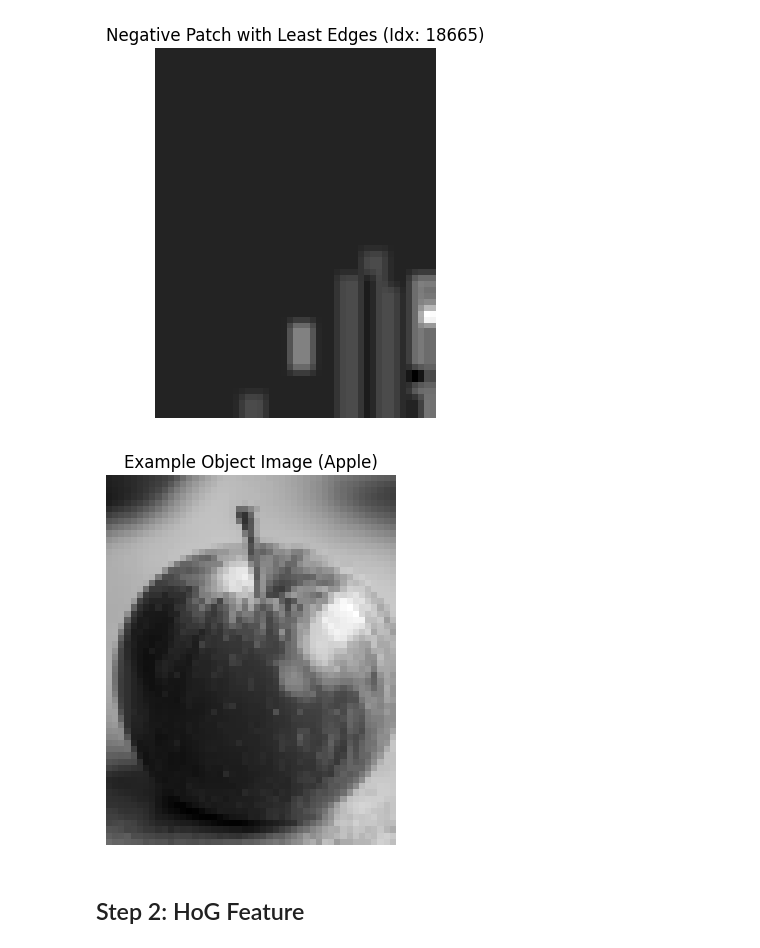
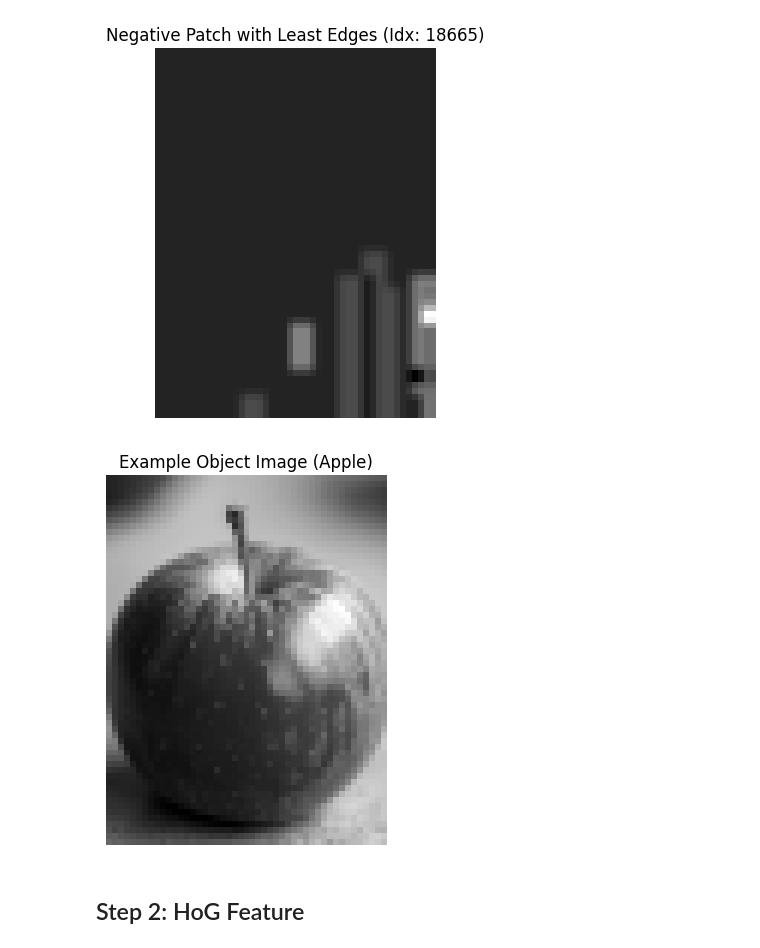
Before and after one commit to SailorJens/CV_Uni_Module, a Jupyter notebook: 5_11_FaceDetection_JensSegler.ipynb, the cells around one changed output. Cells and saved outputs as stored; diff of their text form; code cells hidden in the pictures.

```diff
--- a/5_11_FaceDetection_JensSegler.ipynb
+++ b/5_11_FaceDetection_JensSegler.ipynb
@@ -81,16 +81,16 @@ plt.show()
 # %%
 # It would also be nice to have an image of something that is not a face, but is an object.
 # I will reuse the apple image from the previous exercise.
 image_example_object = cv2.imread('apple.jpg', cv2.IMREAD_GRAYSCALE)
 # Resize to patch size
-image_example_object = cv2.resize(image_example_object, (60, 60), interpolation=cv2.INTER_AREA)
-image_example_object = image_example_object[:, 6:53]  # 60-47=13 → 6 left, 7 right
+image_example_object = cv2.resize(image_example_object, (62, 62), interpolation=cv2.INTER_AREA)
+image_example_object = image_example_object[:, 8:55]  # take the relevant 47 pixels horizontally
 plt.imshow(image_example_object, cmap='gray')
 plt.title('Example Object Image (Apple)')
 plt.axis('off')
 plt.show()
 # %% [output]
-[figure, old version]
+[figure, new version]
 # %% [markdown]
 ## Step 2: HoG Feature
 # %%
```
Also changed, not shown: parts of 1 cell of this notebook.
